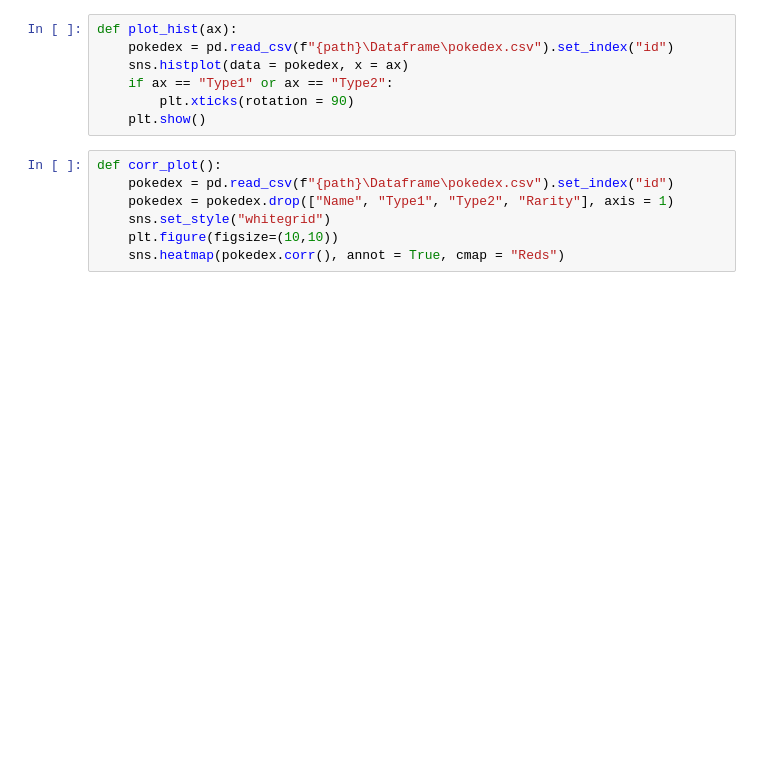
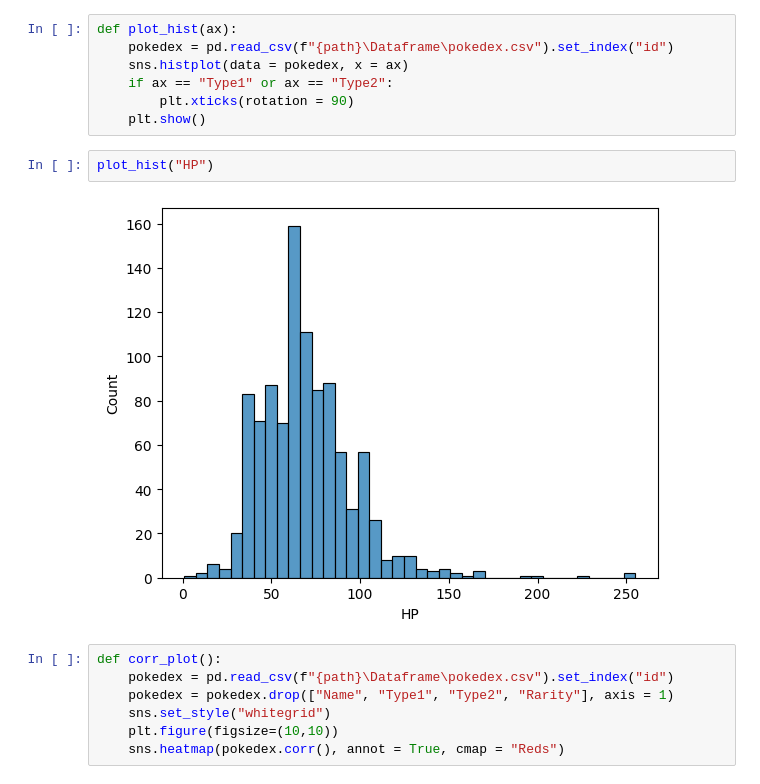
Before and after one commit to rodrigofmfreitas/pokemon-data, a Jupyter notebook: PokeStatistics.ipynb, the cells around one changed output. Saved outputs shown, nothing was run; the diff lists cells and outputs as text; blank space fills up the shorter version.

```diff
--- a/PokeStatistics.ipynb
+++ b/PokeStatistics.ipynb
@@ -91,6 +100,10 @@ def plot_hist(ax):
     if ax == "Type1" or ax == "Type2":
         plt.xticks(rotation = 90)
     plt.show()
+# %%
+plot_hist("HP")
+# %% [output]
+[figure, added]
 # %%
 def corr_plot():
     pokedex = pd.read_csv(f"{path}\Dataframe\pokedex.csv").set_index("id")
```
Also changed, not shown: parts of 9 cells of this notebook.
